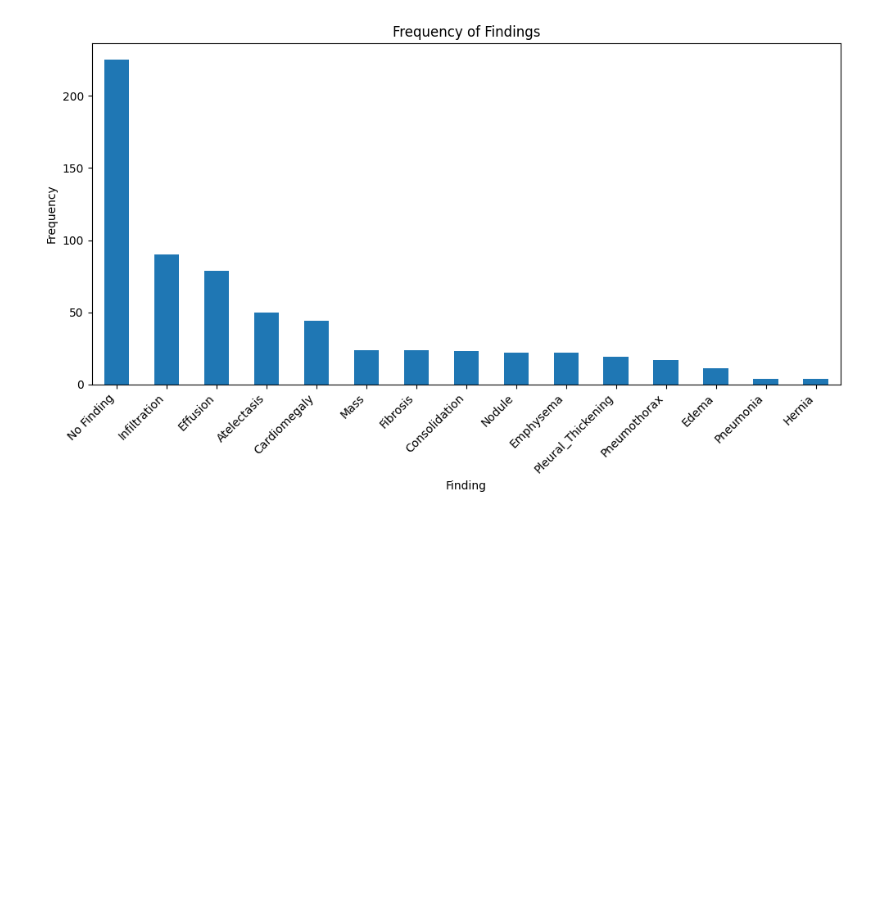
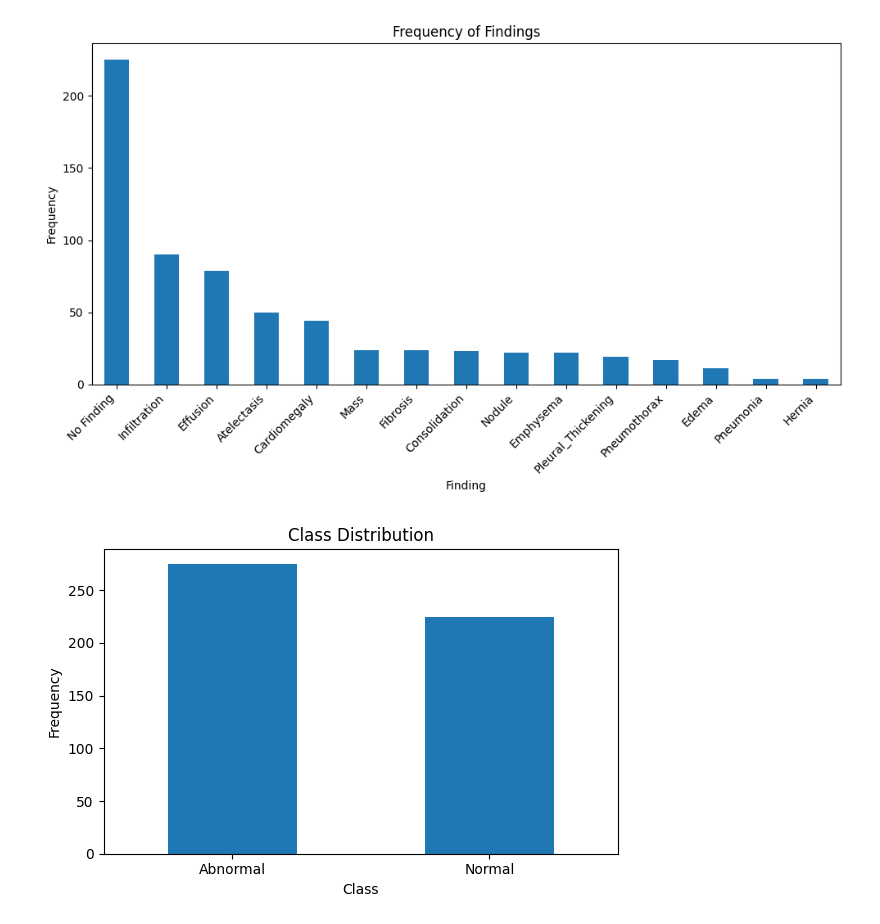
Before and after one commit to adcollin/COVID-detection-from-XRay, a Jupyter notebook: ms3.ipynb, the cells around one changed output. Drawn from its saved outputs; the diff is of its cells as text; code cells hidden in the pictures; blank space fills up the shorter version.

```diff
--- a/ms3.ipynb
+++ b/ms3.ipynb
@@ -144,3 +145,18 @@ plt.tight_layout()
 plt.show()
 # %% [output]
 [figure]
+# %%
+# Calculate the distribution of normal vs. abnormal cases
+class_distribution = df_labels_500['Finding Labels'].apply(lambda x: 'Normal' if x == 'No Finding' else 'Abnormal').value_counts()
+
+# Plot the class distribution
+plt.figure(figsize=(6, 4))
+class_distribution.plot(kind='bar')
+plt.title('Class Distribution')
+plt.xlabel('Class')
+plt.ylabel('Frequency')
+plt.xticks(rotation=0)
+plt.tight_layout()
+plt.show()
+# %% [output]
+[figure, added]
```
Also changed, not shown: parts of 7 cells of this notebook.
